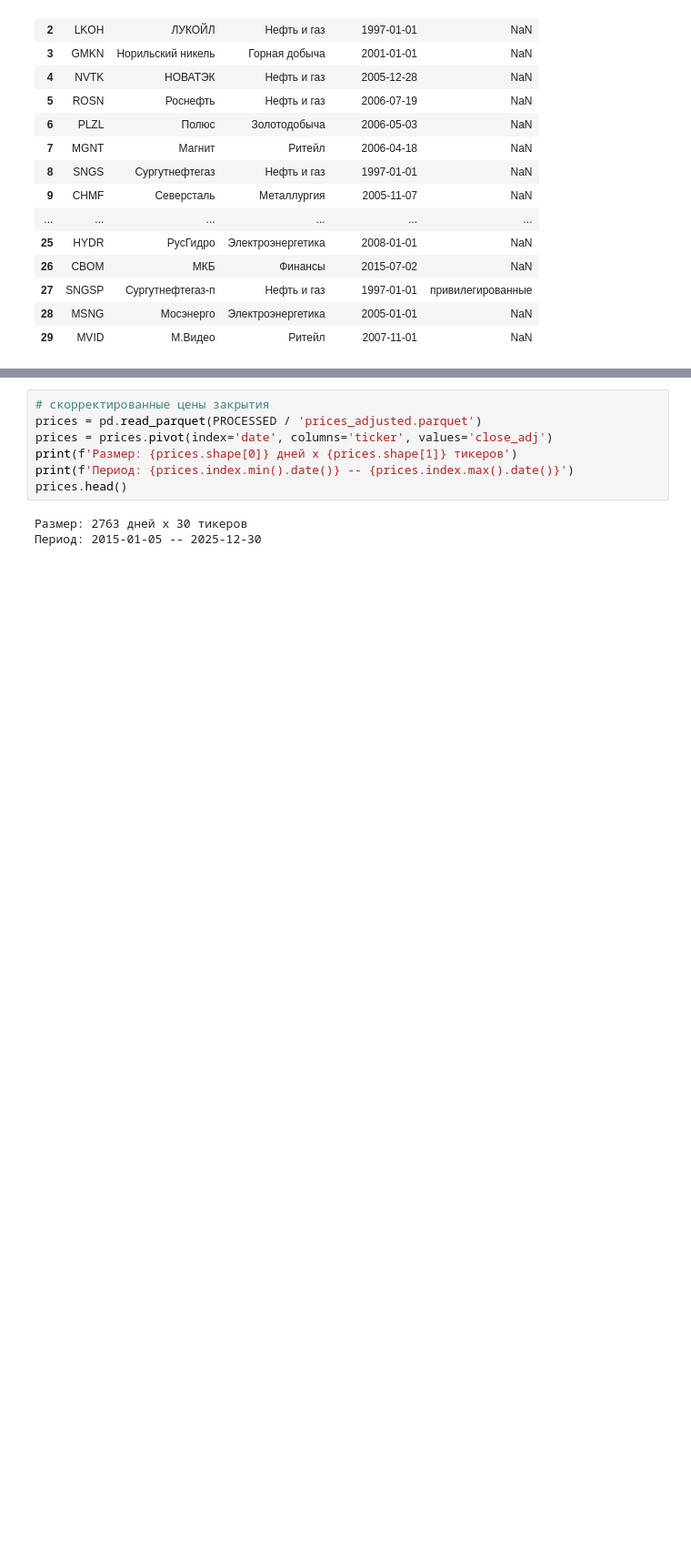
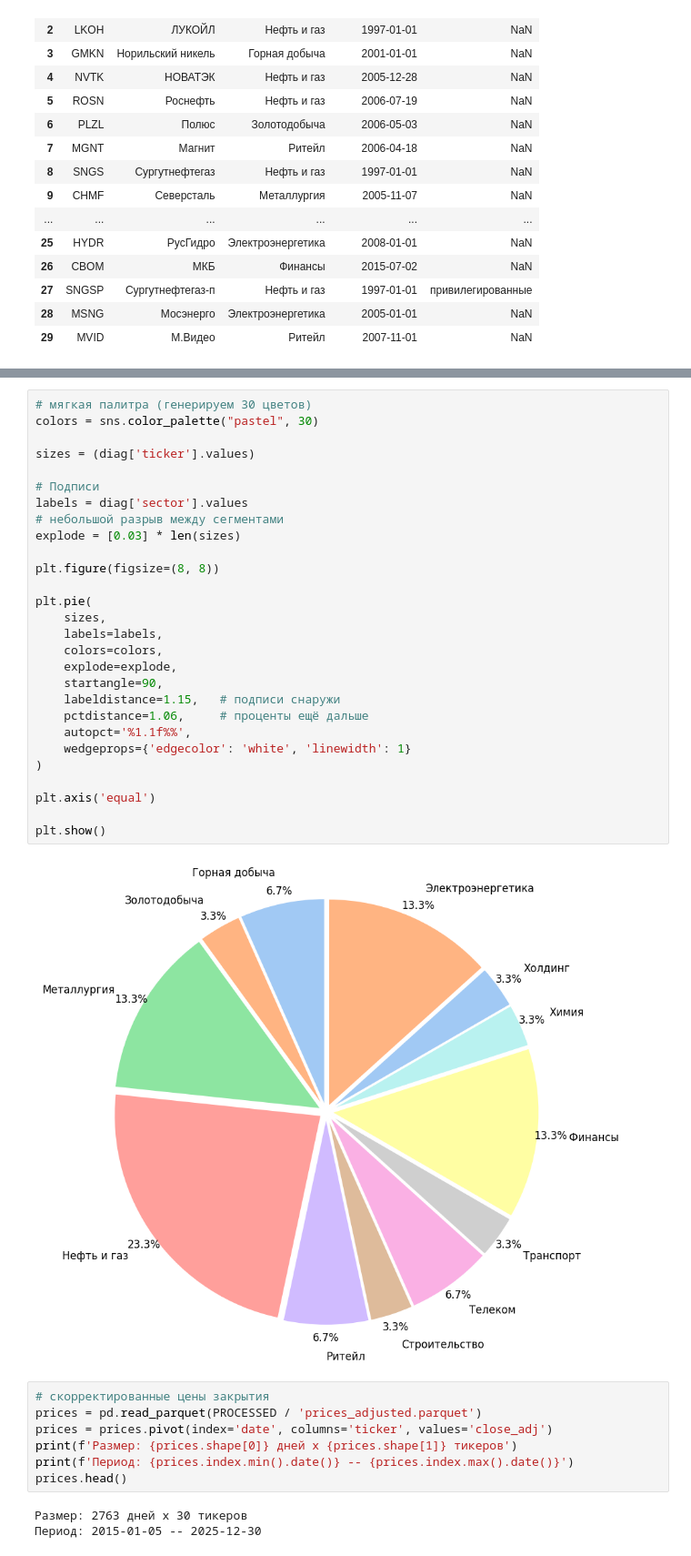
Before and after one commit to stareeg/risk-management, a Jupyter notebook: portfolio_analysis.ipynb, the cells around one changed output, grey strips where cells are left out. Shown at 91% size. Drawn from its saved outputs; the diff is of its cells as text; blank space fills up the shorter version.

```diff
--- a/portfolio_analysis.ipynb
+++ b/portfolio_analysis.ipynb
@@ -100,3 +124,33 @@ instruments
+# %%
+# мягкая палитра (генерируем 30 цветов)
+colors = sns.color_palette("pastel", 30)
+
+sizes = (diag['ticker'].values)
+
+# Подписи
+labels = diag['sector'].values
+# небольшой разрыв между сегментами
+explode = [0.03] * len(sizes)
+
+plt.figure(figsize=(8, 8))
+
+plt.pie(
+    sizes,
+    labels=labels,
+    colors=colors,
+    explode=explode,
+    startangle=90,
+    labeldistance=1.15,   # подписи снаружи
+    pctdistance=1.06,     # проценты ещё дальше
+    autopct='%1.1f%%',
+    wedgeprops={'edgecolor': 'white', 'linewidth': 1}
+)
+
+plt.axis('equal')
+
+plt.show()
+# %% [output]
+[figure, added]
 # %%
 # скорректированные цены закрытия
 prices = pd.read_parquet(PROCESSED / 'prices_adjusted.parquet')
```
Also changed, not shown: parts of 29 cells of this notebook.
